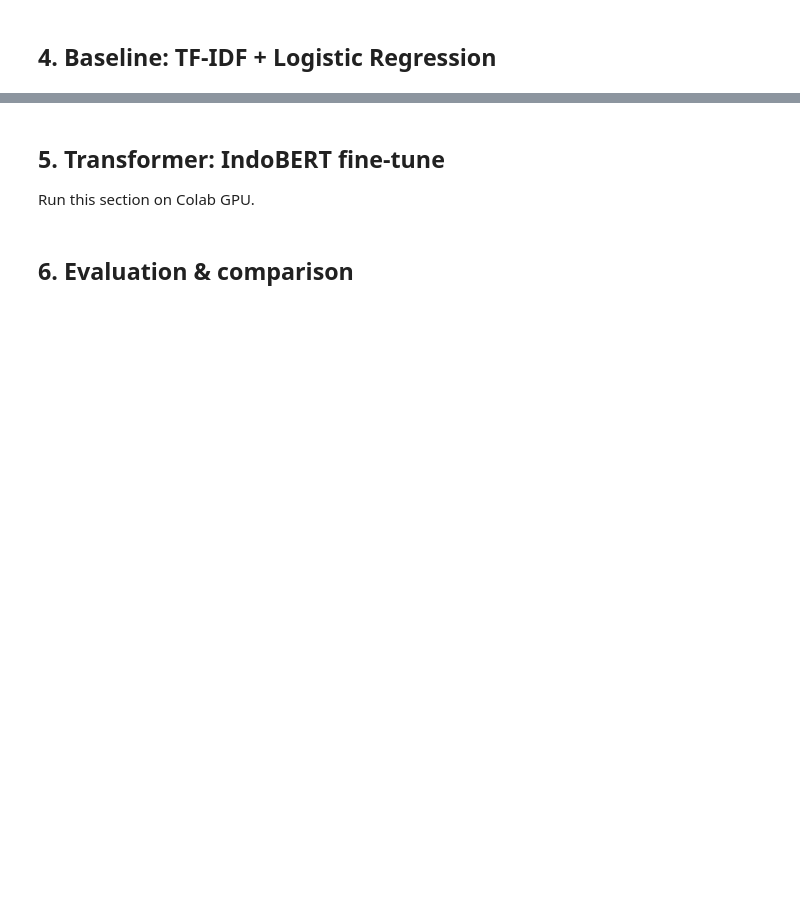
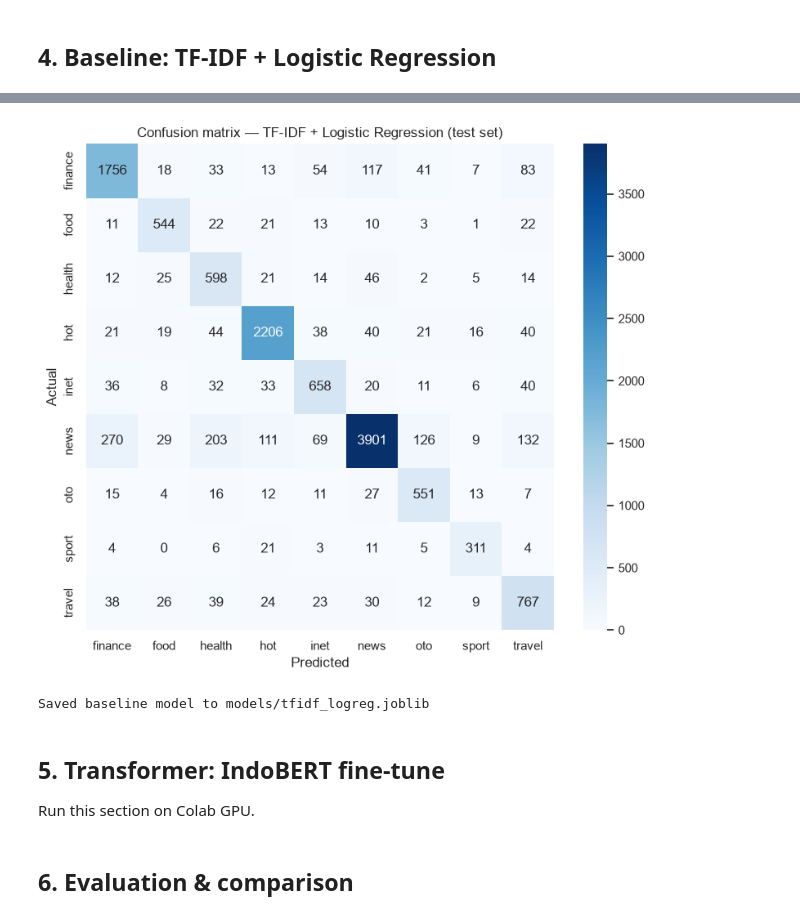
Before and after one commit to aljuhaeda/IndoNewsClassifier, a Jupyter notebook: notebooks/indonewsclassifier.ipynb, the cells around one changed output, grey strips where cells are left out. Saved outputs shown, nothing was run; the diff lists cells and outputs as text; code cells hidden in the pictures; blank space fills up the shorter version.

```diff
--- a/notebooks/indonewsclassifier.ipynb
+++ b/notebooks/indonewsclassifier.ipynb
@@ -23,2 +165,20 @@ Class balance, title length distribution, word clouds, missing/duplicate check.
 # %% [markdown]
 ## 4. Baseline: TF-IDF + Logistic Regression
+# %%
+baseline_pipeline = train_baseline(train_df)
+
+val_report, val_cm, labels = evaluate_baseline(baseline_pipeline, val_df)
+test_report, test_cm, _ = evaluate_baseline(baseline_pipeline, test_df)
+
+print('=== Validation set ===')
+print(f"Accuracy: {val_report['accuracy']:.4f}")
+print(f"Macro F1: {val_report['macro avg']['f1-score']:.4f}")
+print()
+print('=== Test set ===')
+print(f"Accuracy: {test_report['accuracy']:.4f}")
+print(f"Macro F1: {test_report['macro avg']['f1-score']:.4f}")
+print()
+
+per_class = pd.DataFrame(test_report).T.loc[labels, ['precision', 'recall', 'f1-score', 'support']]
+print('Per-class metrics (test set):')
+print(per_class.round(3))
@@ -25,3 +205,19 @@ Class balance, title length distribution, word clouds, missing/duplicate check.
+# %%
+fig, ax = plt.subplots(figsize=(8, 7))
+sns.heatmap(test_cm, annot=True, fmt='d', cmap='Blues', xticklabels=labels, yticklabels=labels, ax=ax)
+ax.set_title('Confusion matrix — TF-IDF + Logistic Regression (test set)')
+ax.set_xlabel('Predicted')
+ax.set_ylabel('Actual')
+plt.tight_layout()
+plt.savefig(DOCS_DIR / 'confusion_matrix_baseline.png', dpi=150, bbox_inches='tight')
+plt.show()
+
+Path('../models').mkdir(exist_ok=True)
+save_baseline(baseline_pipeline, '../models/tfidf_logreg.joblib')
+print('Saved baseline model to models/tfidf_logreg.joblib')
+# %% [output]
+[figure, added]
+Saved baseline model to models/tfidf_logreg.joblib
 # %% [markdown]
 ## 5. Transformer: IndoBERT fine-tune
 
```
Also changed, not shown: parts of 8 cells of this notebook, 9 other files.
